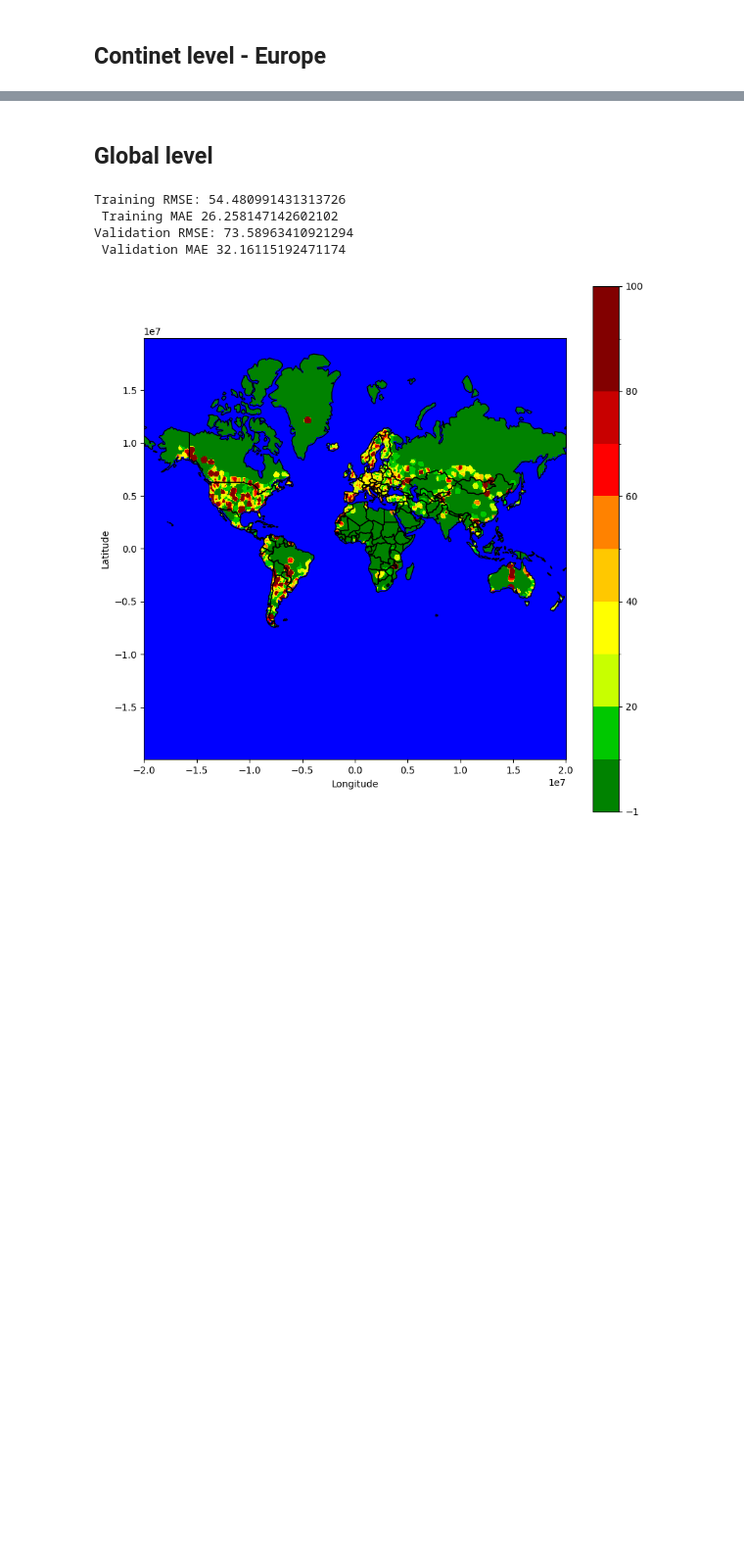
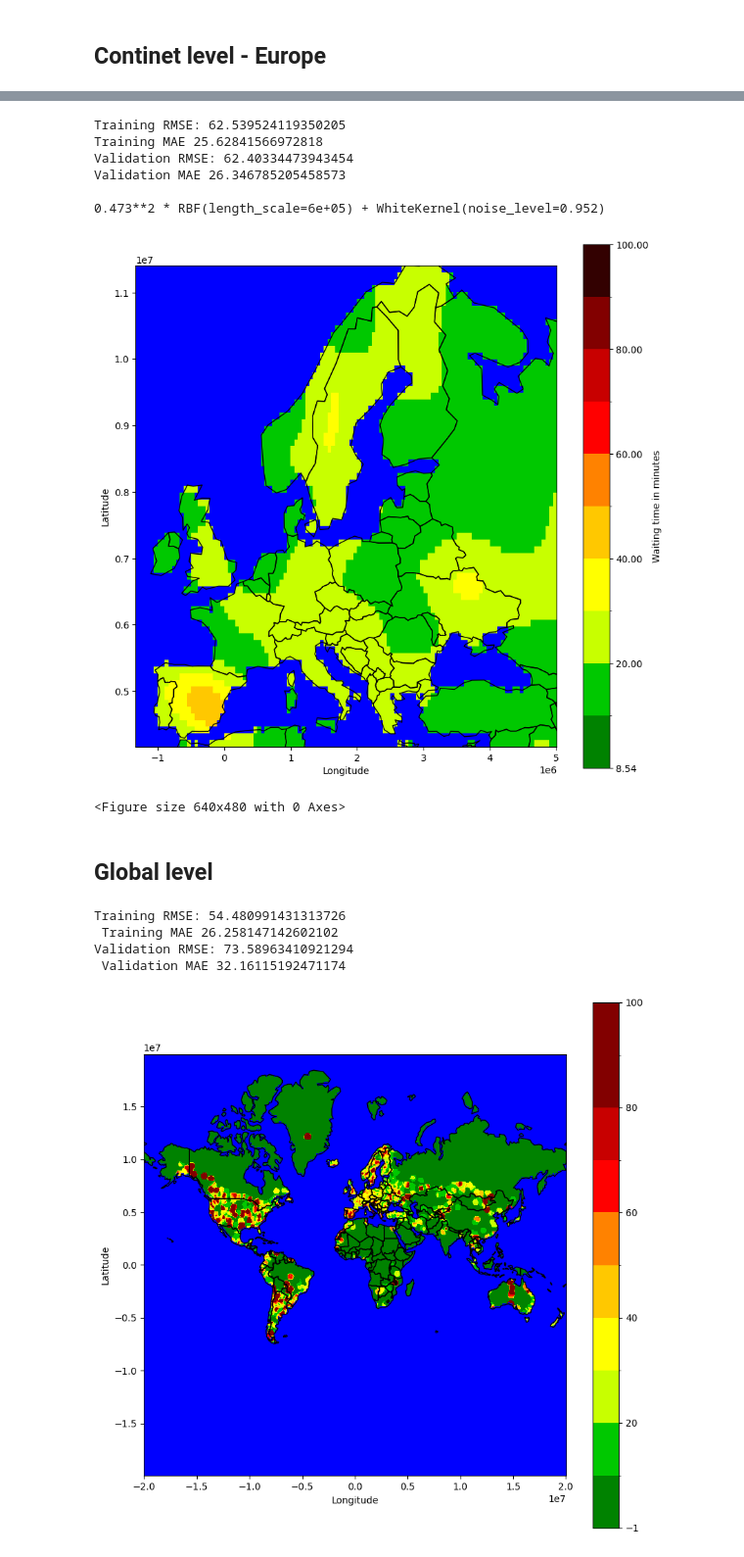
Before and after one commit to Hitchwiki/hitchmap-data, a Jupyter notebook: visualization/predictors/heatchmap.ipynb, the cells around one changed output, grey strips where cells are left out. Shown at 98% size. Saved outputs shown, nothing was run; the diff lists cells and outputs as text; code cells hidden in the pictures; blank space fills up the shorter version.

```diff
--- a/visualization/predictors/heatchmap.ipynb
+++ b/visualization/predictors/heatchmap.ipynb
@@ -346,13 +335,22 @@ MapBasedModel(method='Tiles', region='europe')
 # %%
-X = points[['lon', 'lat']].values
-y = points['wait'].values
+X = training[['lon', 'lat']].values
+y = training['wait'].values
 
 kernel = ConstantKernel(constant_value=1.0**2, constant_value_bounds=(1e-1, 1e1)) * RBF(
     length_scale_bounds=(6e5, 1e6)
 ) + WhiteKernel(noise_level_bounds=(1e-1, 1e1))
 
 
 gpr = get_optimized_gpr(kernel, X, y)
 evaluate(gpr, train=training, validation=validation)
 print(gpr.regressor_.kernel_)
-map_from_model(gpr, region=region, verbose=True);
+map_from_model(gpr, region=region)
+# %% [output]
+Training RMSE: 62.539524119350205
+Training MAE 25.62841566972818
+Validation RMSE: 62.40334473943454
+Validation MAE 26.346785205458573
+
+0.473**2 * RBF(length_scale=6e+05) + WhiteKernel(noise_level=0.952)
+[figure, added]
+<Figure size 640x480 with 0 Axes>
```
Also changed, not shown: parts of 29 cells of this notebook, 7 other files.
